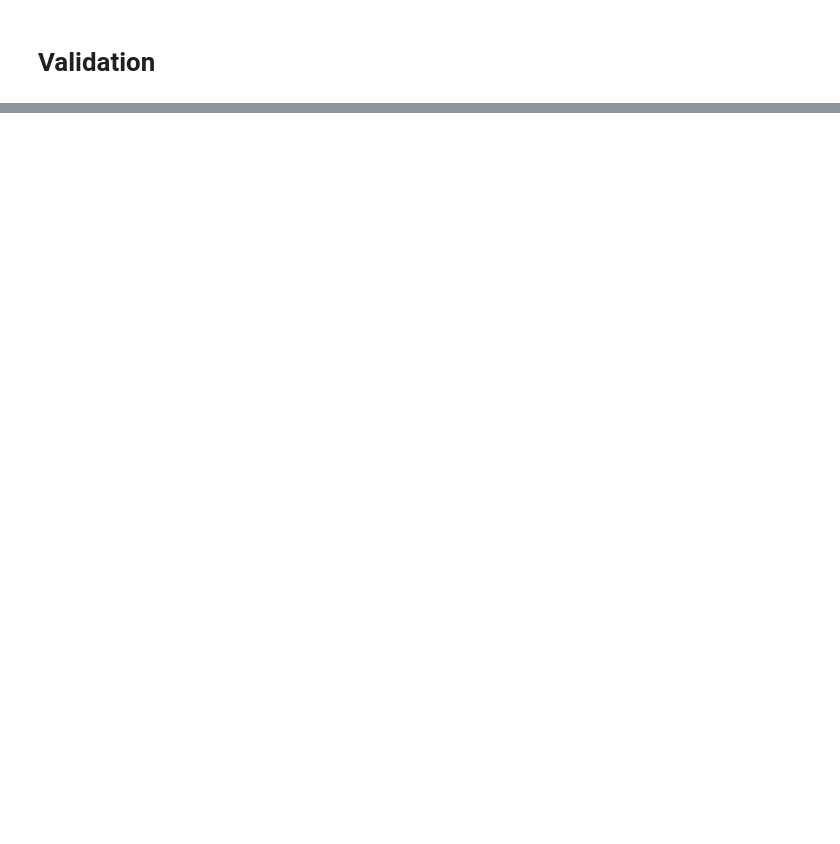
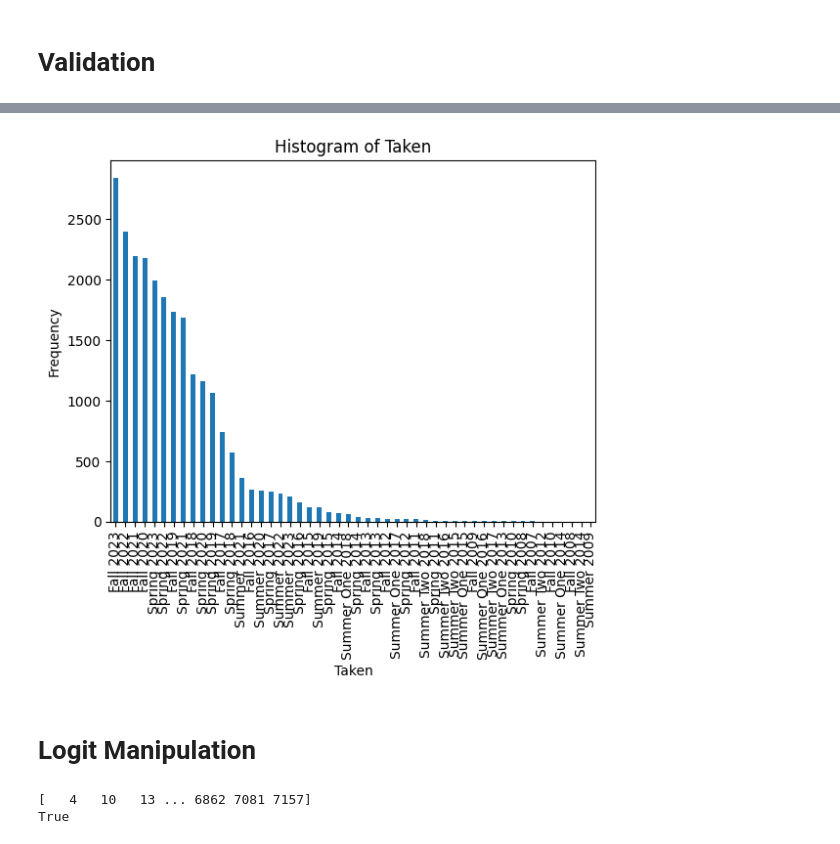
Before and after one commit to ifrycolorado/Enrollment_Project, a Jupyter notebook: src/pivot.ipynb, the cells around one changed output, grey strips where cells are left out. Cells and saved outputs as stored; diff of their text form; code cells hidden in the pictures; blank space fills up the shorter version.

Commit message:
expanded logit dataset framework

```diff
--- a/src/pivot.ipynb
+++ b/src/pivot.ipynb
@@ -89,0 +110,21 @@ plt.show()
+# %%
+# plot histogram of different Semesters
+melted_df['Taken'].value_counts().plot(kind='bar')
+plt.title('Histogram of Taken')
+plt.xlabel('Taken')
+plt.ylabel('Frequency')
+plt.show()
+# %% [output]
+[figure, added]
+# %% [markdown]
+# Logit Manipulation
+# %%
+unique_ids = melted_df['id'].unique()
+unique_sems = melted_df['Taken'].unique()
+unique_classes = melted_df['Class'].unique()
+
+print(unique_ids)
+print(1 in unique_ids)
+# %% [output]
+[   4   10   13 ... 6862 7081 7157]
+True
```
Also changed, not shown: parts of 9 cells of this notebook, 1 other file.
